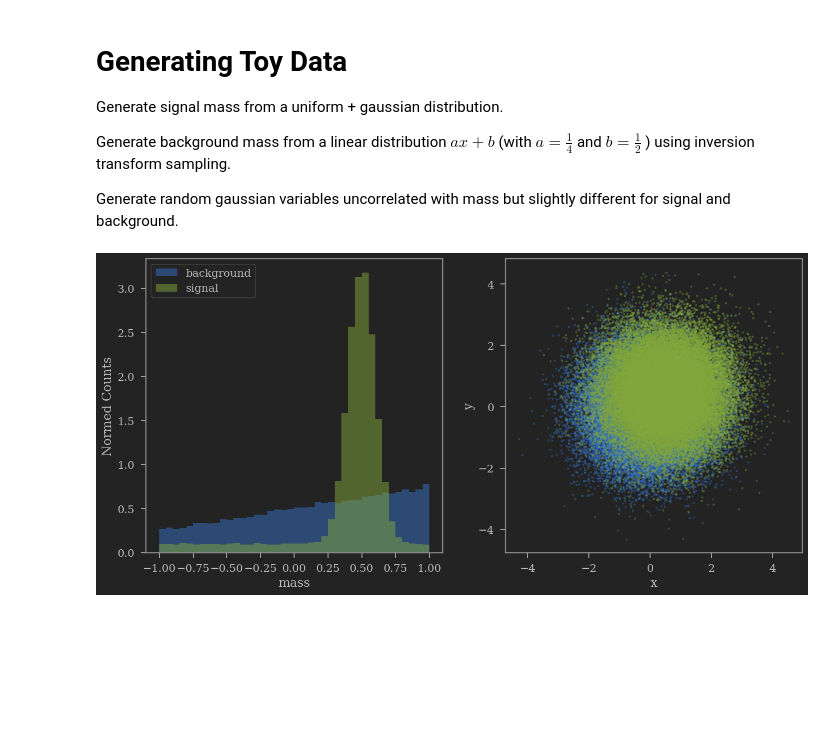
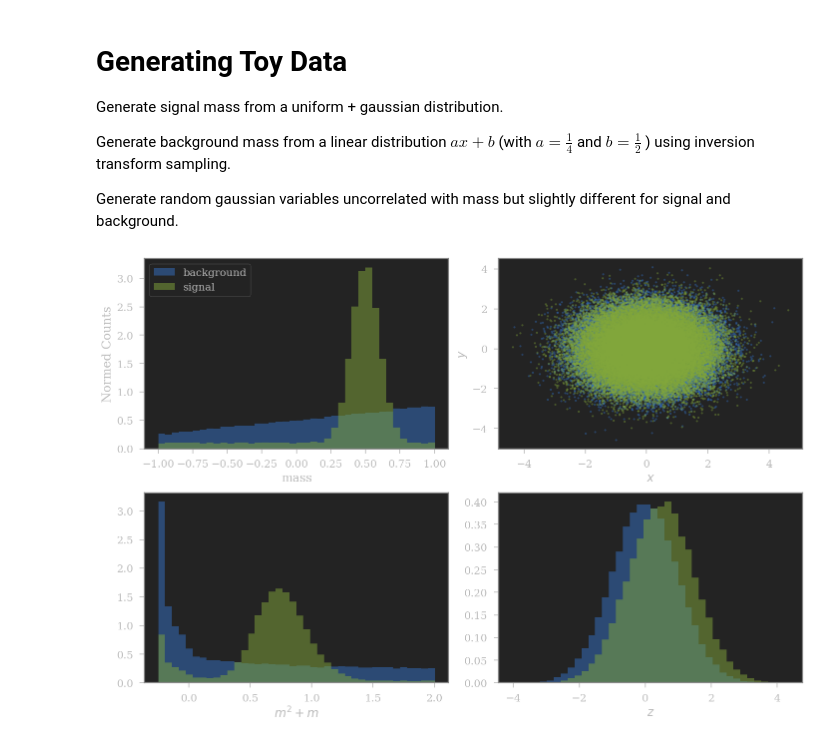
Before and after one commit to weissercn/UnbiasedML, a Jupyter notebook: UnbiasedML/LegendreToyUncorrVar.ipynb, the cells around one changed output. Saved outputs shown, nothing was run; the diff lists cells and outputs as text; code cells hidden in the pictures; blank space fills up the shorter version.

```diff
--- a/UnbiasedML/LegendreToyUncorrVar.ipynb
+++ b/UnbiasedML/LegendreToyUncorrVar.ipynb
@@ -4,12 +4,13 @@ from matplotlib import pyplot as plt, rcParams
 import torch
 import torch.optim as optim
 import torch.nn as nn
+from matplotlib.colors import LogNorm
 
 from jupyterthemes import jtplot
 plt.style.use('dark_background')
 jtplot.style(theme='monokai', context='notebook', ticks=True, grid=False)
 np.random.seed(42)
-rcParams["font.size"] = 22
+rcParams["font.size"] = 16
 rcParams["text.usetex"] = False
 rcParams["font.serif"] = "Bitstream Vera Serif"
 rcParams["font.family"] = "serif"
@@ -27,37 +28,50 @@ n_s_gauss_frac = 0.8
 
 a = 1/4
 b = 1/2
 
 u = np.random.uniform(0,1,50000)
 u_ = np.random.uniform(0,1,50000)
 
 m_b = - b/(a) + np.sqrt((b-a)**2 + 2*a*u)/(a)
 m_s = np.concatenate([np.random.uniform(-1,1,n_s-int(n_s_gauss_frac*n_s)),
                     np.random.normal(0.5,0.1,size=int(n_s_gauss_frac*n_s))])
 m_t = -b/(a) + np.sqrt((b-a)**2 + 2*a*u_)/(a)
 m_t.sort()
 
 x_b,y_b  = np.random.multivariate_normal((0,0),[[1,0],[0,1]],size=n_b).T
-x_s,y_s  = np.random.multivariate_normal((0.5,0.5),[[1,0],[0,1]],size=n_s).T
+x_s,y_s  = np.random.multivariate_normal((0,0),[[1,0],[0,1]],size=n_s).T
 x_t,y_t  = np.random.multivariate_normal((0,0),[[1,0],[0,1]],size=n_b).T
 
-fig ,[ax1,ax2] = plt.subplots(1,2,figsize=(12,6),dpi=120)
+
+z_b = np.random.normal(0,1,n_b)
+z_s = np.random.normal(0.5,1,n_s)
+z_t = np.random.normal(0,1,n_b)
+
+fig ,[[ax1,ax2],[ax3,ax4]] = plt.subplots(2,2,figsize=(12,8),dpi=120)
 
 _,bins,_ = ax1.hist(m_b,bins=40,density=True,alpha=0.5, label='background')
 ax1.hist(m_s,bins=bins,density=True,alpha=0.5,label='signal')
 ax1.legend()
 ax1.set_xlabel("mass")
 ax1.set_ylabel("Normed Counts")
 
 ax2.scatter(x_b,y_b,s=5,alpha=0.4)
 ax2.scatter(x_s,y_s,s=5,alpha=0.4)
-ax2.set_xlabel("x")
-ax2.set_ylabel("y")
+ax2.set_xlabel(r"$x$")
+ax2.set_ylabel(r"$y$")
+
+_,bins,_ = ax3.hist(m_b**2+m_b,bins=40,density=True,alpha=0.5, label='background')
+ax3.hist(m_s**2+m_s,bins=bins,density=True,alpha=0.5,label='signal')
+ax3.set_xlabel(r"$m^2 + m$")
+
+_,bins,_ = ax4.hist(z_b,bins=40,density=True,alpha=0.5, label='background')
+ax4.hist(z_s,bins=bins,density=True,alpha=0.5,label='signal')
+ax4.set_xlabel(r"$z$")
 
 #ax2.set_title("Data")
+fig.tight_layout()
 plt.savefig("./plots/Data.pdf")
-plt.tight_layout()
 plt.show()
 # %% [output]
-[figure, old version]
+[figure, new version]
 # %%
```
Also changed, not shown: parts of 10 cells of this notebook.
